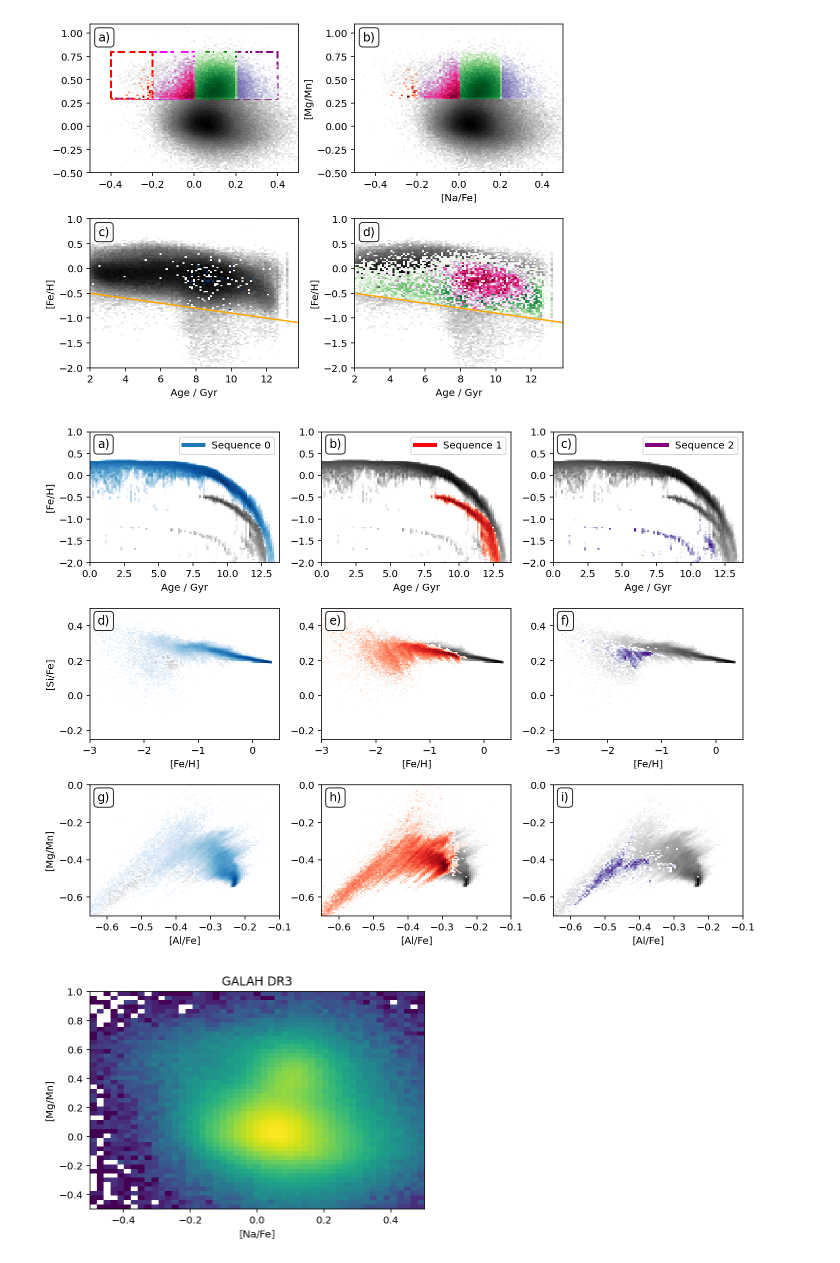
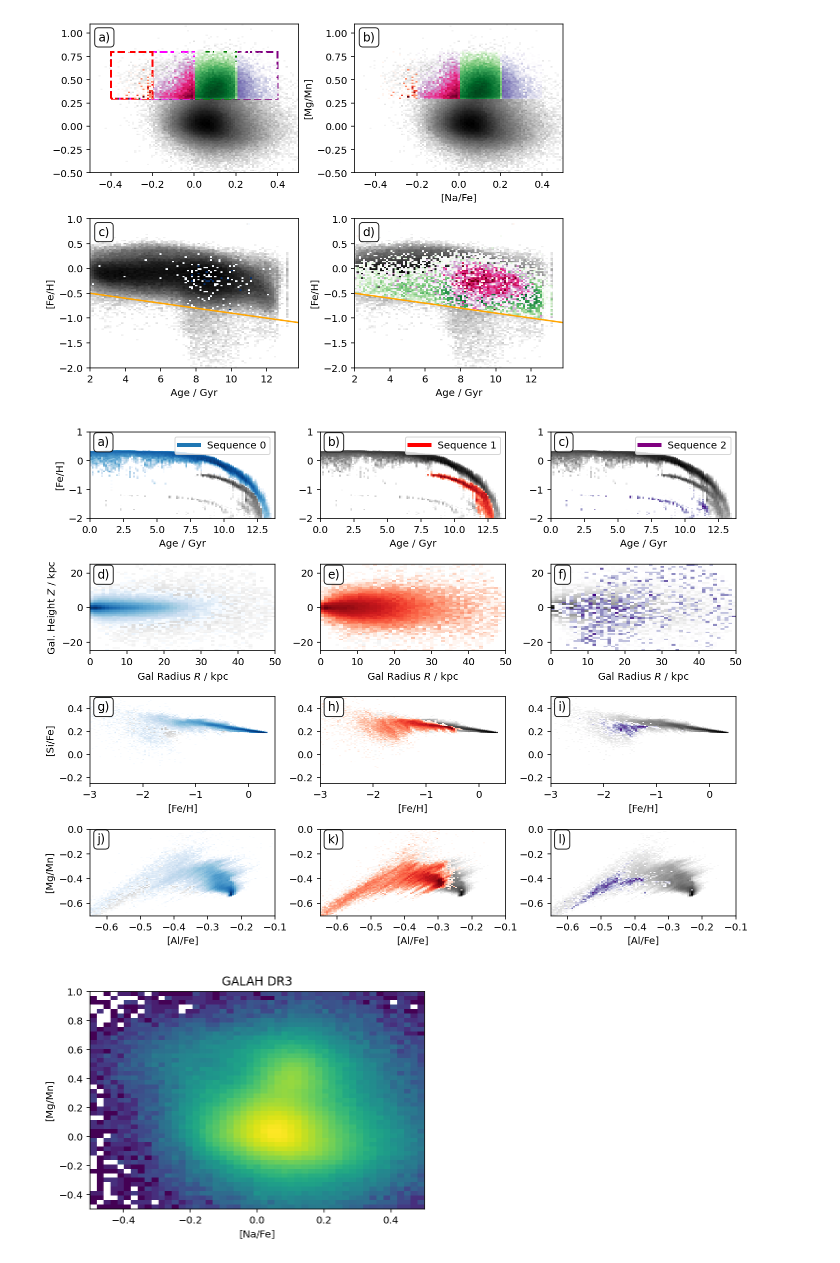
Before and after one commit to svenbuder/Accretion_Clues_ObsSim, a Jupyter notebook: mijnarends_2022_accretion_clues_simulation.ipynb, the cells around one changed output. Saved outputs shown, nothing was run; the diff lists cells and outputs as text; code cells hidden in the pictures.

```diff
--- a/mijnarends_2022_accretion_clues_simulation.ipynb
+++ b/mijnarends_2022_accretion_clues_simulation.ipynb
@@ -1446,7 +1530,7 @@ plot_nafe_mgmn_dissection()
 # %%
 def plot_Alfe_mgmn_dissection_sim(save=False):
 
-    f, gs = plt.subplots(3,3,figsize=(10,7.5))
+    f, gs = plt.subplots(4, 3,figsize=(10,7.5))
 
     selection_sequence1 = (
         (sim['Fe_H'] > -0.2) |
@@ -1503,14 +1587,44 @@ def plot_Alfe_mgmn_dissection_sim(save=False):
         ]
         ax.legend(handles=legend_elements, loc='upper right')
 
+        panels = ['d)','e)','f)']
+
+        x_bins = np.linspace(0,50,50)
+        y_bins = np.linspace(-25,25,50)
+
+
+        X = np.sqrt(sim['x']**2+sim['y']**2)
+        Y = sim['z']
+
+        ax = gs[1,index]
+        ax.text(0.04,0.95,panels[index],transform=ax.transAxes,fontsize=12,va='top',ha='left',bbox=dict(boxstyle='round', facecolor='w', alpha=0.85))
+        ax.set_xlabel('Gal Radius $R$ / kpc')
+        if index == 0:
+            ax.set_ylabel('Gal. Height $Z$ / kpc')
+
+        p = ax.hist2d(
+            X,
+            Y,
+            bins = (x_bins, y_bins),
+            cmin = 1, cmap='Greys',
+            norm = LogNorm()
+        )
+        p = ax.hist2d(
+            X[selection],
+            Y[selection],
+            bins=(x_bins,y_bins),
+            cmin=1,cmap=cmaps[index],
+            norm=LogNorm()
+        )
+
         # [Fe/H] vs. [Si/Fe]
 
         x_bins = np.linspace(-3,0.5,100)
         y_bins = np.linspace(-0.25,0.5,100)
 
-        panels = ['d)','e)','f)']
+        panels = ['g)','h)','i)']
 
-        ax = gs[1,index]
+        ax = gs[2,index]
         ax.text(0.04,0.95,panels[index],transform=ax.transAxes,fontsize=12,va='top',ha='left',bbox=dict(boxstyle='round', facecolor='w', alpha=0.85))
         ax.set_xlabel('[Fe/H]')
         if index == 0:
@@ -1535,38 +1649,38 @@ def plot_Alfe_mgmn_dissection_sim(save=False):
         x_bins = np.linspace(-0.65,-0.1,100)
         y_bins = np.linspace(-0.7,0,100)
 
-        panels = ['g)','h)','i)']
+        panels = ['j)','k)','l)']
 
-        ax = gs[2,index]
+        ax = gs[3,index]
         ax.text(0.04,0.95,panels[index],transform=ax.transAxes,fontsize=12,va='top',ha='left',bbox=dict(boxstyle='round', facecolor='w', alpha=0.85))
         ax.set_xlabel('[Al/Fe]')
         if index == 0:
             ax.set_ylabel('[Mg/Mn]')
 
         p = ax.hist2d(
             sim['Al_H'] - sim['Fe_H'],
             sim['Mg_H'] - sim['Mn_H'],
             bins = (x_bins, y_bins),
             cmin = 1, cmap='Greys',
             norm = LogNorm()
         )
         p = ax.hist2d(
             sim['Al_H'][selection] - sim['Fe_H'][selection],
             sim['Mg_H'][selection] - sim['Mn_H'][selection],
             bins = (x_bins, y_bins),
             cmin = 1, cmap=cmaps[index],
             norm = LogNorm()
         )
 
 
     plt.tight_layout()
 
     if save:
         plt.savefig('figures/AlFe_MgMn_selection_Age_FeH_dissection_sim.png',bbox_inches='tight',dpi=200)
 
 plot_Alfe_mgmn_dissection_sim()
 # %% [output]
-[figure, old version]
+[figure, new version]
 # %%
 p, x, y, s = plt.hist2d(
     obs['Na_fe'],
```
Also changed, not shown: parts of 8 cells of this notebook.
